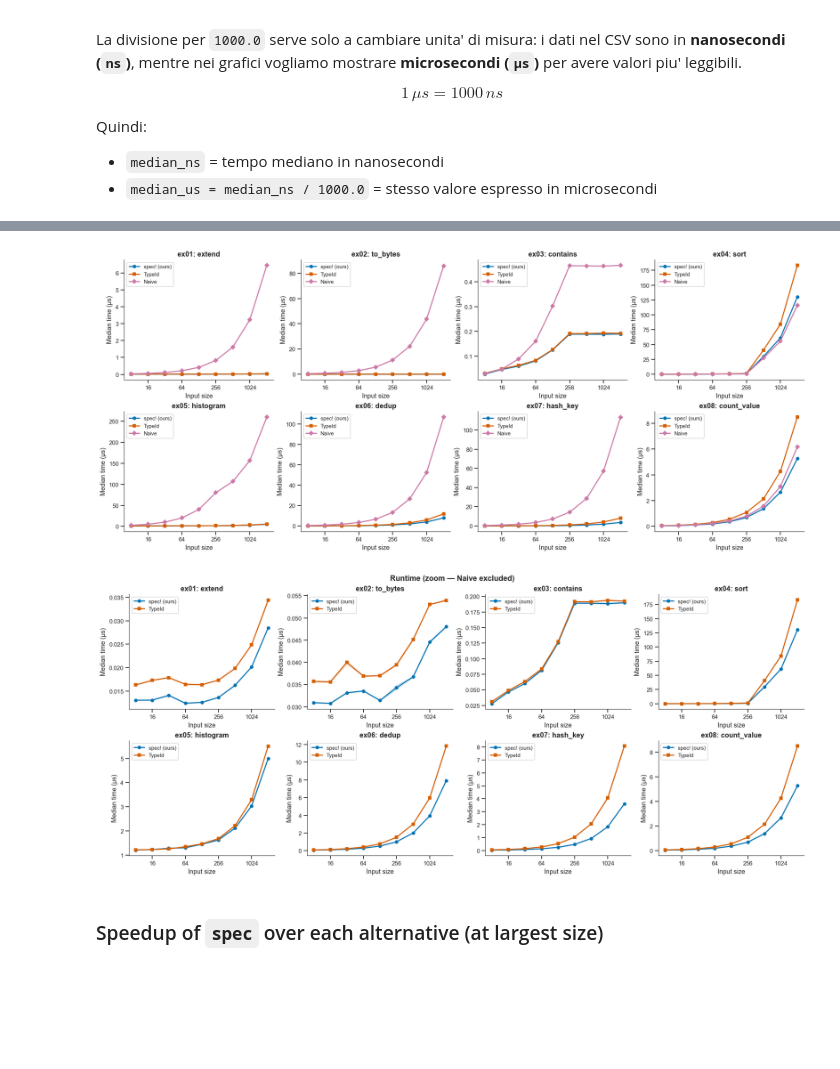
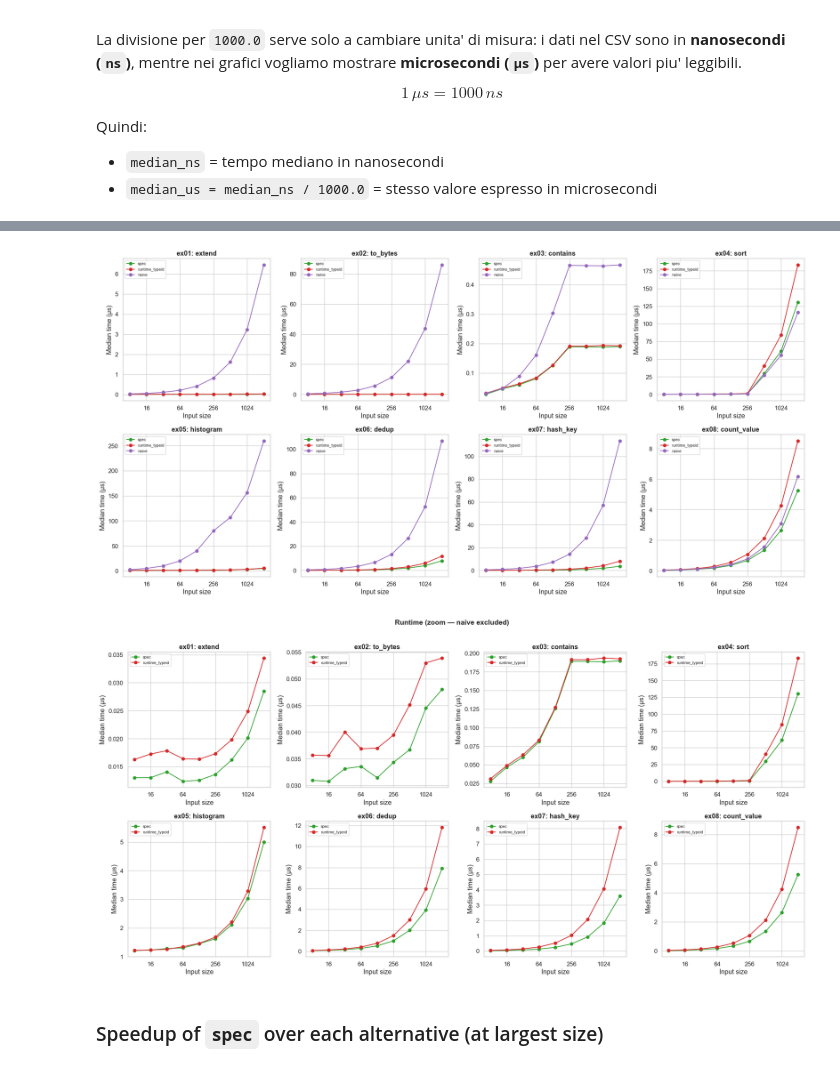
Before and after one commit to AdaptLab-CS/spec-trait, a Jupyter notebook: spec-trait-evaluation/notebooks/eval.ipynb, the cells around one changed output, grey strips where cells are left out. Saved outputs shown, nothing was run; the diff lists cells and outputs as text; code cells hidden in the pictures; blank space fills up the shorter version.

```diff
--- a/spec-trait-evaluation/notebooks/eval.ipynb
+++ b/spec-trait-evaluation/notebooks/eval.ipynb
@@ -115,7 +40,7 @@ def style_log_x(ax):
 # %% [markdown]
 ## 1. Runtime Performance
 # %%
-rt = pd.read_csv(RESULTS / "runtime_tmp.csv")
+rt = pd.read_csv(RESULTS / "runtime.csv")
 rt["size"] = pd.to_numeric(rt["size"], errors="coerce")
 rt = rt.dropna(subset=["size", "median_ns"])
 rt["median_us"] = rt["median_ns"] / 1000.0 # from nanoseconds to microseconds
@@ -191,68 +112,66 @@ else:
 # %%
-# Runtime overview — median ± 95 % CI band
-has_med_ci = {"median_ci_lower_ns", "median_ci_upper_ns"}.issubset(rt.columns)
-
-fig, axes = make_grid(n_ex)
+fig, axes = plt.subplots(2, (n_ex + 1) // 2, figsize=(5 * ((n_ex + 1) // 2), 10), sharey=False)
+axes = axes.flatten()
 
 for idx, ex in enumerate(examples):
     ax = axes[idx]
     sub = rt[rt["example"] == ex]
     op = sub["operation"].iloc[0]
-    for a in APPROACH_ORDER:
-        d = sub[sub["approach"] == a].sort_values("size")
+    for approach in APPROACH_ORDER:
+        d = sub[sub["approach"] == approach].sort_values("size")
         if d.empty:
             continue
-        c, m = _color(a), _marker(a)
-        ax.plot(d["size"], d["median_us"],
-                marker=m, ms=MS, lw=LW, color=c, label=_label(a))
-        if has_med_ci:
-            ax.fill_between(d["size"],
-                            d["median_ci_lower_ns"] / 1000.0,
-                            d["median_ci_upper_ns"] / 1000.0,
-                            alpha=BAND_A, color=c)
-    ax.set_title(f"{ex}: {op}")
+        ax.plot(d["size"], d["median_us"], marker="o", label=approach,
+                color=APPROACH_COLORS.get(approach, "gray"))
+    ax.set_title(f"{ex}: {op}", fontweight="bold")
     ax.set_xlabel("Input size")
-    ax.set_ylabel("Median time (µs)")
-    style_log_x(ax)
-    ax.legend(fontsize=LEG_FS)
+    ax.set_ylabel("Median time (\u00b5s)")
+    ax.set_xscale("log", base=2)
+    ax.xaxis.set_major_formatter(ticker.ScalarFormatter())
+    ax.legend(fontsize=8)
 
-finish_grid(fig, axes, n_ex, RESULTS / "runtime_all.pdf")
+for idx in range(n_ex, len(axes)):
+    axes[idx].set_visible(False)
+
+plt.tight_layout()
+plt.savefig(RESULTS / "runtime_all.pdf", bbox_inches="tight")
 plt.show()
 # %% [output]
-[figure, old version]
+[figure, new version]
 # %%
-# Zoom — naive excluded to reveal differences among fast approaches
+
+# Zoomed-in runtime plot — excludes 'naive' to reveal differences among fast approaches
 ZOOM_APPROACHES = [a for a in APPROACH_ORDER if a != "naive"]
 
-fig, axes = make_grid(n_ex)
+fig, axes = plt.subplots(2, (n_ex + 1) // 2, figsize=(5 * ((n_ex + 1) // 2), 10), sharey=False)
+axes = axes.flatten()
 
 for idx, ex in enumerate(examples):
     ax = axes[idx]
     sub = rt[rt["example"] == ex]
     op = sub["operation"].iloc[0]
-    for a in ZOOM_APPROACHES:
-        d = sub[sub["approach"] == a].sort_values("size")
+    for approach in ZOOM_APPROACHES:
+        d = sub[sub["approach"] == approach].sort_values("size")
         if d.empty:
             continue
-        c, m = _color(a), _marker(a)
-        ax.plot(d["size"], d["median_us"],
-                marker=m, ms=MS, lw=LW, color=c, label=_label(a))
-        if has_med_ci:
-            ax.fill_between(d["size"],
-                            d["median_ci_lower_ns"] / 1000.0,
-                            d["median_ci_upper_ns"] / 1000.0,
-                            alpha=BAND_A, color=c)
-    ax.set_title(f"{ex}: {op}")
+        ax.plot(d["size"], d["median_us"], marker="o", label=approach,
+                color=APPROACH_COLORS.get(approach, "gray"))
+    ax.set_title(f"{ex}: {op}", fontweight="bold")
     ax.set_xlabel("Input size")
     ax.set_ylabel("Median time (µs)")
-    style_log_x(ax)
-    ax.legend(fontsize=LEG_FS)
+    ax.set_xscale("log", base=2)
+    ax.xaxis.set_major_formatter(ticker.ScalarFormatter())
+    ax.legend(fontsize=8)
 
-fig.suptitle("Runtime (zoom — Naive excluded)", fontweight="bold", fontsize=13)
-finish_grid(fig, axes, n_ex, RESULTS / "runtime_zoom.pdf")
+for idx in range(n_ex, len(axes)):
+    axes[idx].set_visible(False)
+
+plt.suptitle("Runtime (zoom — naive excluded)", fontweight="bold", fontsize=14, y=1.01)
+plt.tight_layout()
+plt.savefig(RESULTS / "runtime_zoom.pdf", bbox_inches="tight")
 plt.show()
 # %% [output]
-[figure, old version]
+[figure, new version]
 # %% [markdown]
 ### Speedup of `spec` over each alternative (at largest size)
 # %%
```
Also changed, not shown: parts of 10 cells of this notebook, 10 other files.
